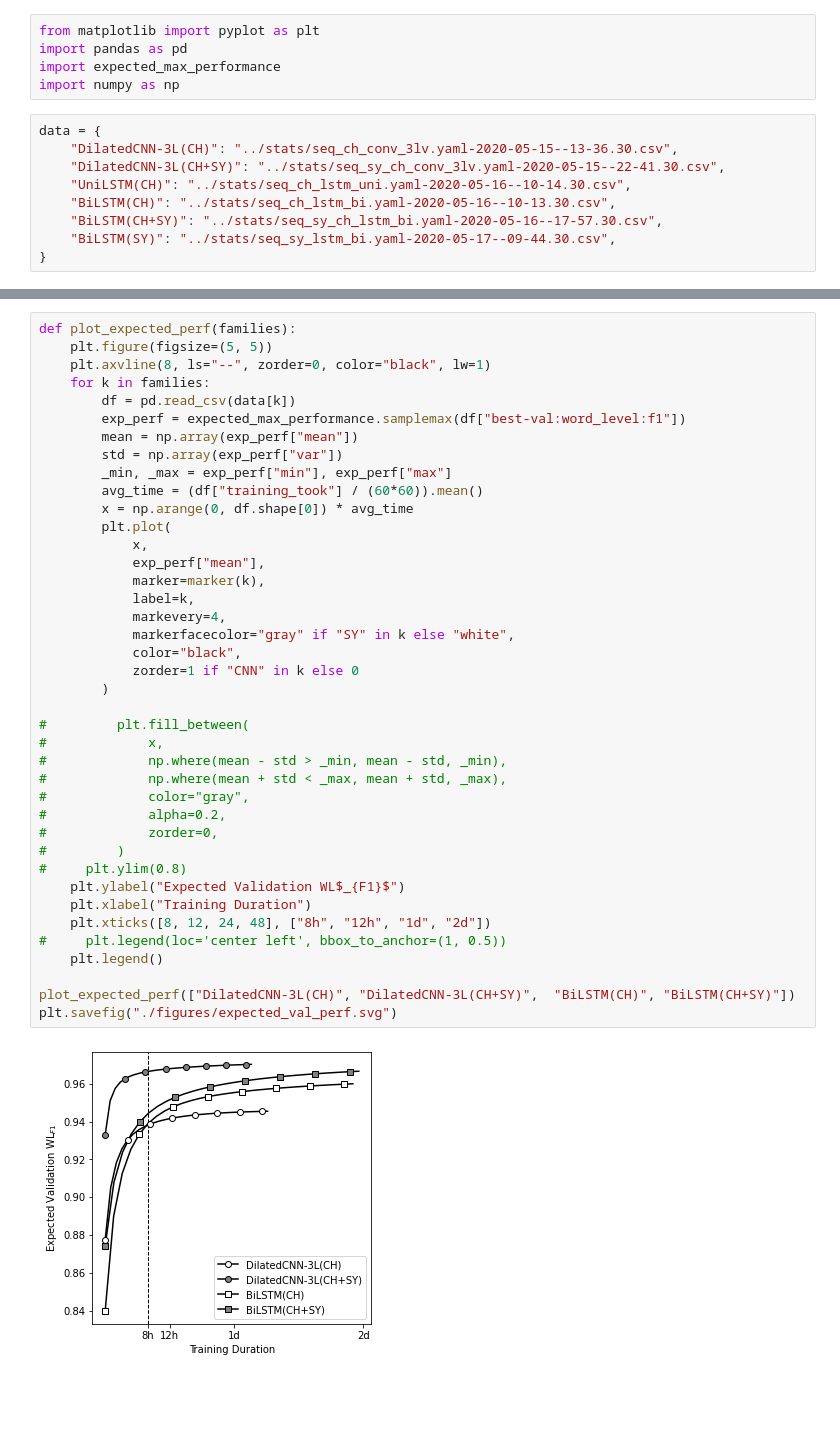
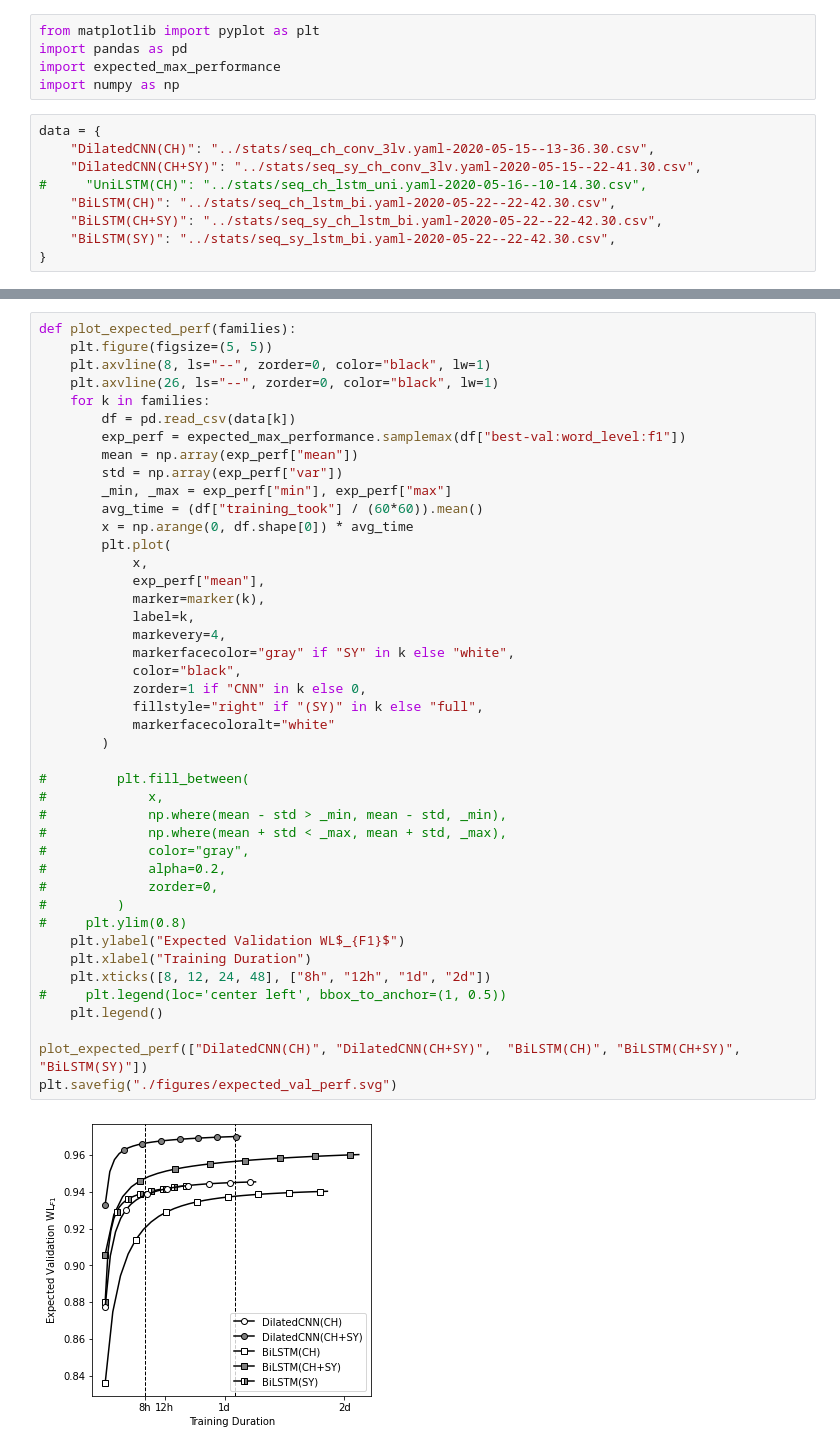
Before and after one commit to p16i/Syllable-based-Neural-Thai-Word-Segmentation, a Jupyter notebook: notebooks/viz-plot-hyperopt-results.ipynb, the cells around one changed output, grey strips where cells are left out. Cells and saved outputs as stored; diff of their text form; blank space fills up the shorter version.

```diff
--- a/notebooks/viz-plot-hyperopt-results.ipynb
+++ b/notebooks/viz-plot-hyperopt-results.ipynb
@@ -5,11 +5,11 @@ import expected_max_performance
 import numpy as np
 # %%
 data = {
-    "DilatedCNN-3L(CH)": "../stats/seq_ch_conv_3lv.yaml-2020-05-15--13-36.30.csv",
-    "DilatedCNN-3L(CH+SY)": "../stats/seq_sy_ch_conv_3lv.yaml-2020-05-15--22-41.30.csv",
-    "UniLSTM(CH)": "../stats/seq_ch_lstm_uni.yaml-2020-05-16--10-14.30.csv",
-    "BiLSTM(CH)": "../stats/seq_ch_lstm_bi.yaml-2020-05-16--10-13.30.csv",
-    "BiLSTM(CH+SY)": "../stats/seq_sy_ch_lstm_bi.yaml-2020-05-16--17-57.30.csv",
-    "BiLSTM(SY)": "../stats/seq_sy_lstm_bi.yaml-2020-05-17--09-44.30.csv",
+    "DilatedCNN(CH)": "../stats/seq_ch_conv_3lv.yaml-2020-05-15--13-36.30.csv",
+    "DilatedCNN(CH+SY)": "../stats/seq_sy_ch_conv_3lv.yaml-2020-05-15--22-41.30.csv",
+#     "UniLSTM(CH)": "../stats/seq_ch_lstm_uni.yaml-2020-05-16--10-14.30.csv",
+    "BiLSTM(CH)": "../stats/seq_ch_lstm_bi.yaml-2020-05-22--22-42.30.csv",
+    "BiLSTM(CH+SY)": "../stats/seq_sy_ch_lstm_bi.yaml-2020-05-22--22-42.30.csv",
+    "BiLSTM(SY)": "../stats/seq_sy_lstm_bi.yaml-2020-05-22--22-42.30.csv",
 }
 # %%
@@ -85,6 +86,7 @@ avg traiing 37.35606945779589
 def plot_expected_perf(families):
     plt.figure(figsize=(5, 5))
     plt.axvline(8, ls="--", zorder=0, color="black", lw=1)
+    plt.axvline(26, ls="--", zorder=0, color="black", lw=1)
     for k in families:
         df = pd.read_csv(data[k])
         exp_perf = expected_max_performance.samplemax(df["best-val:word_level:f1"])
@@ -93,33 +95,35 @@ def plot_expected_perf(families):
         _min, _max = exp_perf["min"], exp_perf["max"]
         avg_time = (df["training_took"] / (60*60)).mean()
         x = np.arange(0, df.shape[0]) * avg_time
         plt.plot(
             x,
             exp_perf["mean"],
             marker=marker(k),
             label=k,
             markevery=4,
             markerfacecolor="gray" if "SY" in k else "white",
             color="black",
-            zorder=1 if "CNN" in k else 0
+            zorder=1 if "CNN" in k else 0,
+            fillstyle="right" if "(SY)" in k else "full",
+            markerfacecoloralt="white"
         )
 
 #         plt.fill_between(
 #             x,
 #             np.where(mean - std > _min, mean - std, _min),
 #             np.where(mean + std < _max, mean + std, _max),
 #             color="gray",
 #             alpha=0.2,
 #             zorder=0,
 #         )
 #     plt.ylim(0.8)
     plt.ylabel("Expected Validation WL$_{F1}$")
     plt.xlabel("Training Duration")
     plt.xticks([8, 12, 24, 48], ["8h", "12h", "1d", "2d"])
 #     plt.legend(loc='center left', bbox_to_anchor=(1, 0.5))
     plt.legend()
 
-plot_expected_perf(["DilatedCNN-3L(CH)", "DilatedCNN-3L(CH+SY)",  "BiLSTM(CH)", "BiLSTM(CH+SY)"])
+plot_expected_perf(["DilatedCNN(CH)", "DilatedCNN(CH+SY)",  "BiLSTM(CH)", "BiLSTM(CH+SY)", "BiLSTM(SY)"])
 plt.savefig("./figures/expected_val_perf.svg")
 # %% [output]
-[figure, old version]
+[figure, new version]
```
Also changed, not shown: parts of 1 cell of this notebook, 1 other file.
